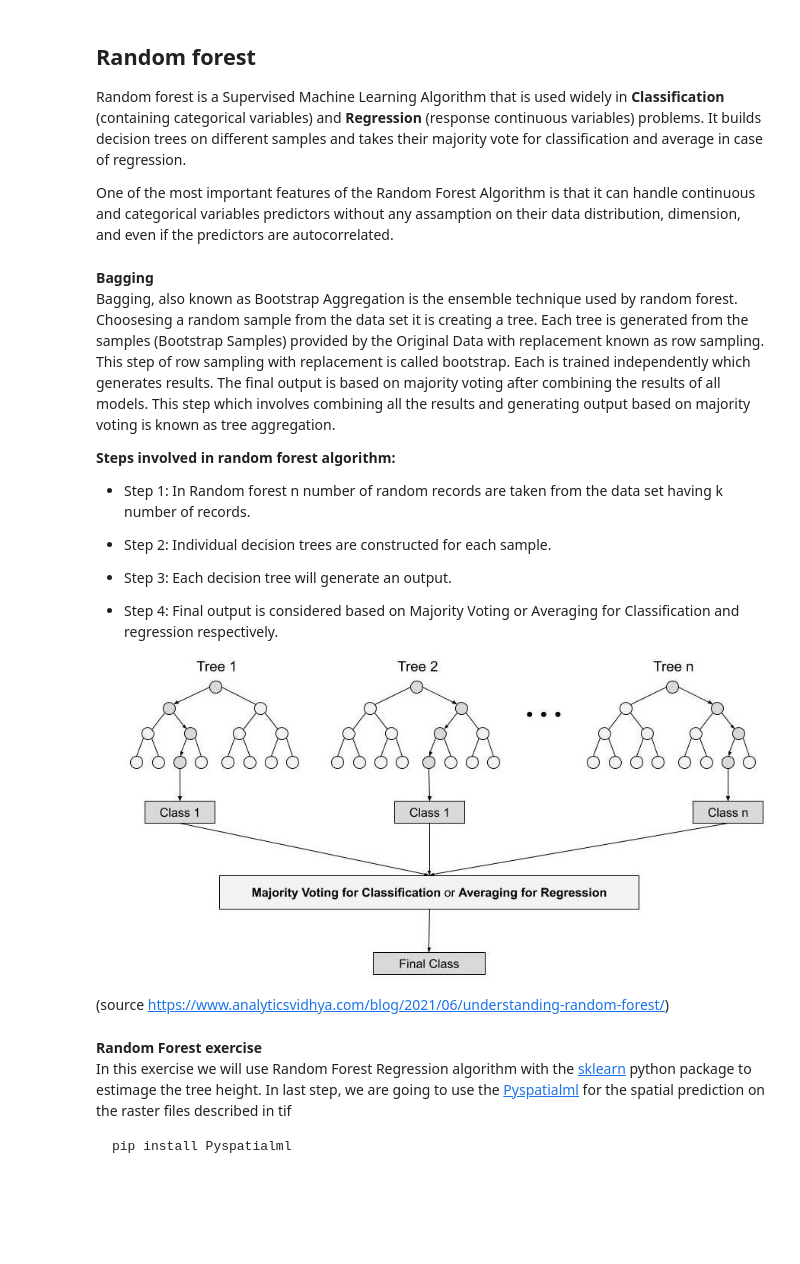
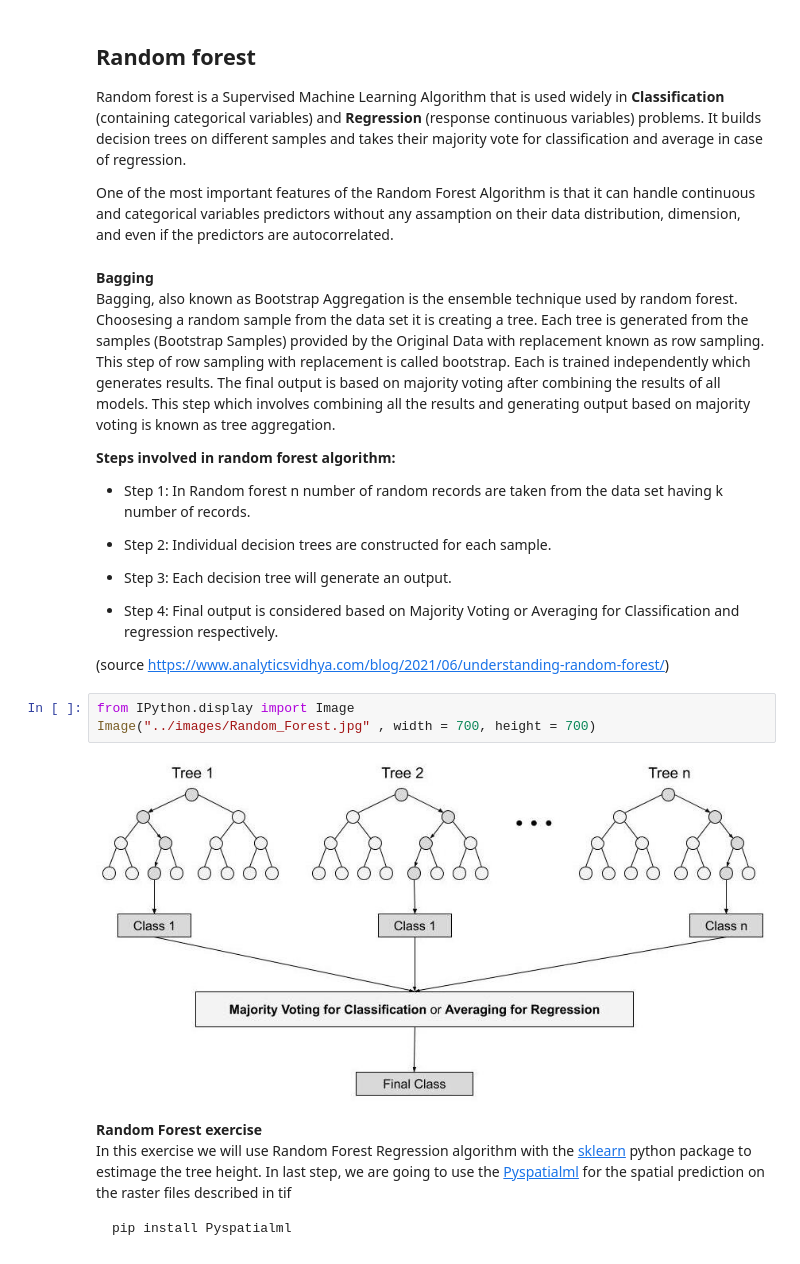
Before and after one commit to selvaje/SE_docs, a Jupyter notebook: source/CASESTUDY/Tree_Height_03RF_pred.ipynb, the cells around one changed output. Drawn from its saved outputs; the diff is of its cells as text; blank space fills up the shorter version.

```diff
--- a/source/CASESTUDY/Tree_Height_03RF_pred.ipynb
+++ b/source/CASESTUDY/Tree_Height_03RF_pred.ipynb
@@ -45,10 +45,12 @@ Each is trained independently which generates results. The final output is based
 * Step 3: Each decision tree will generate an output.
 * Step 4: Final output is considered based on Majority Voting or Averaging for Classification and regression respectively.
 
-  ![image.png](attachment:c01ac692-3e11-47d2-b21f-206ccd026f57.png)
-
-
- (source https://www.analyticsvidhya.com/blog/2021/06/understanding-random-forest/)
+(source https://www.analyticsvidhya.com/blog/2021/06/understanding-random-forest/)
+# %%
+from IPython.display import Image
+Image("../images/Random_Forest.jpg" , width = 700, height = 700)
+# %% [output]
+[figure, added]
 # %% [markdown]
 **Random Forest exercise**
 In this exercise we will use Random Forest Regression algorithm with the [sklearn](https://scikit-learn.org/stable/) python package to estimage the tree height. In last step, we are going to use the [Pyspatialml](https://pyspatialml.readthedocs.io/en/latest/index.html) for the spatial prediction on the raster files described in tif
```
Also changed, not shown: 38 other files.
